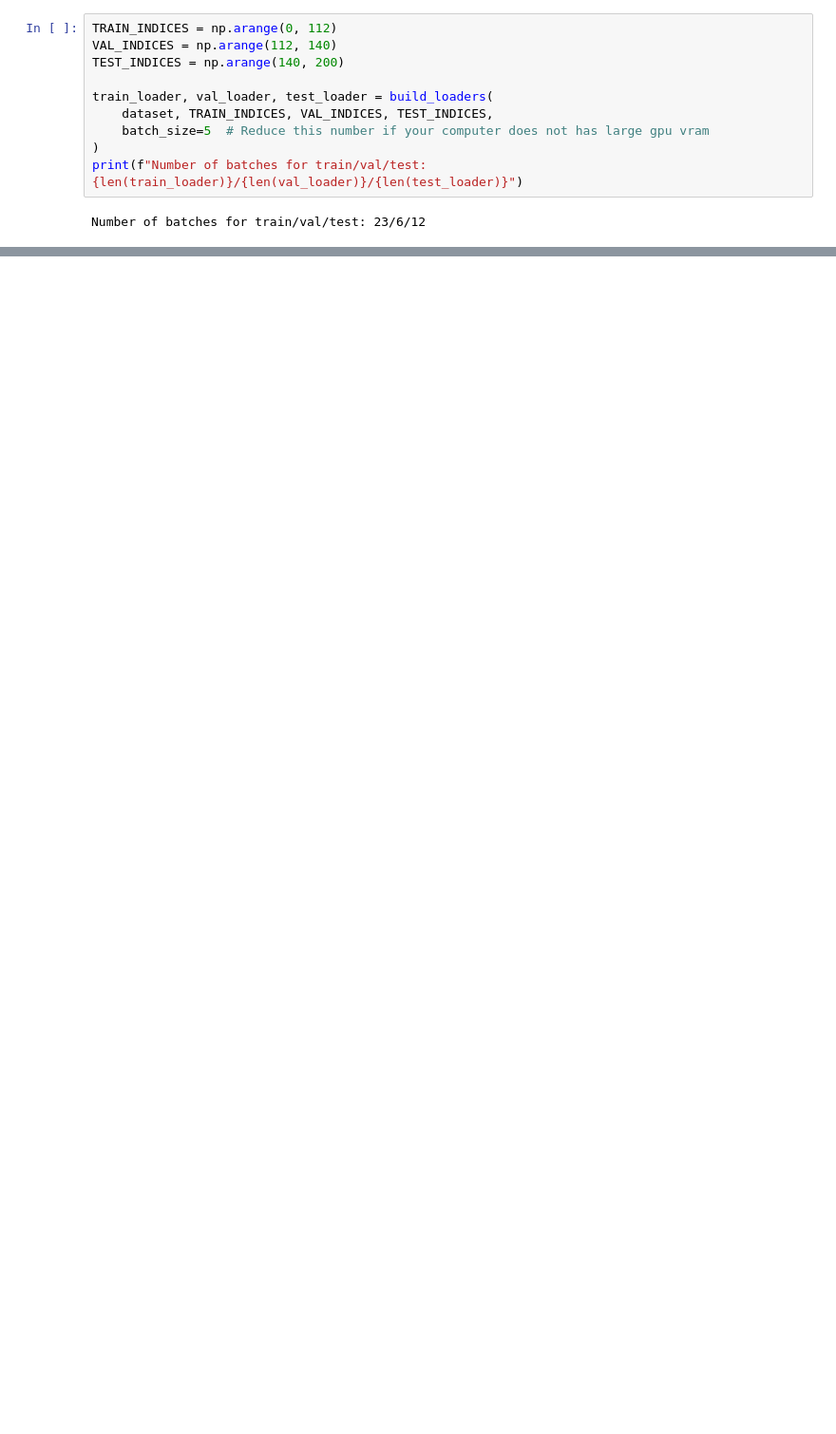
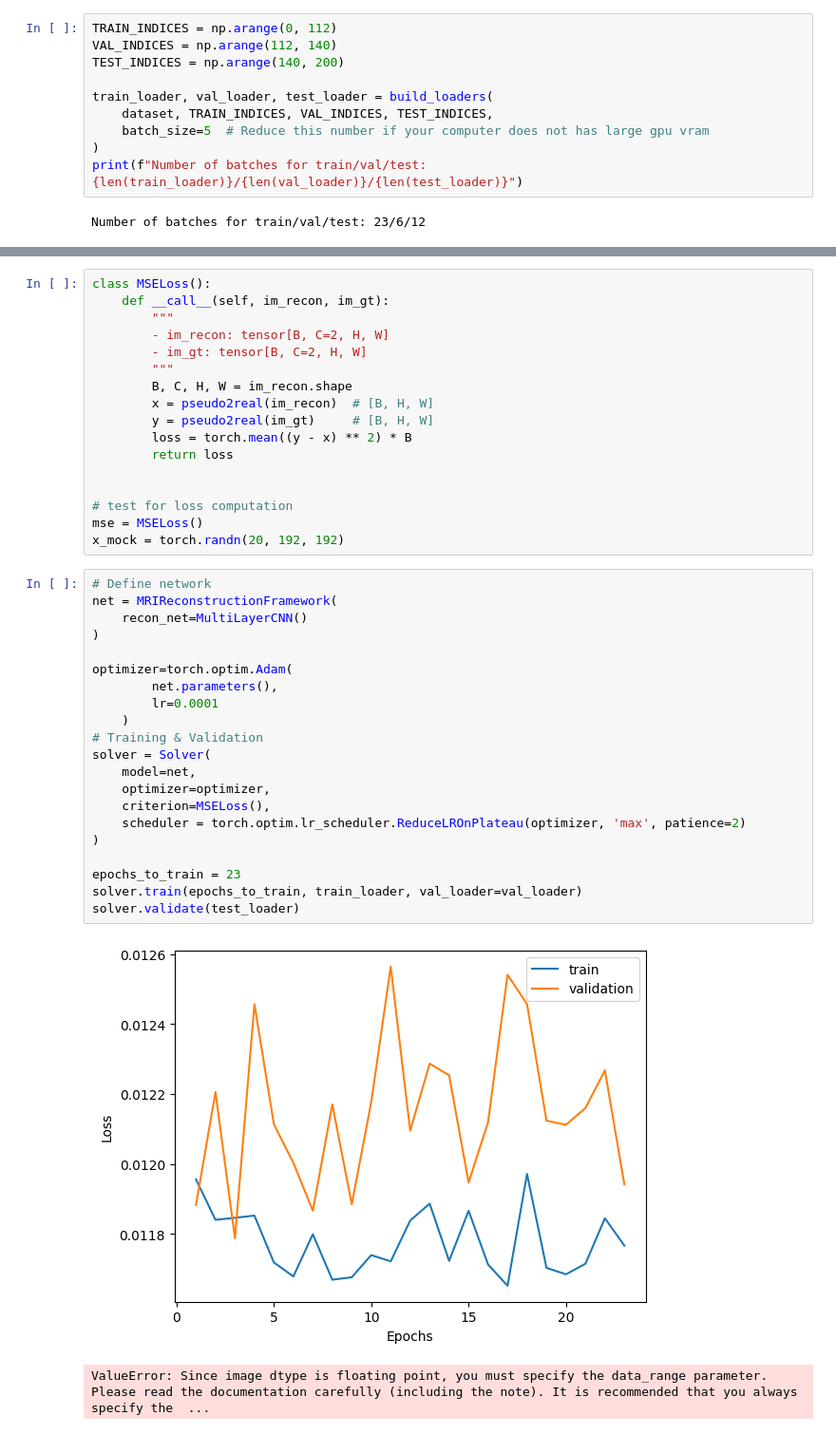
Before and after one commit to skkk256/BME_project_1, a Jupyter notebook: main.ipynb, the cells around one changed output, grey strips where cells are left out. Shown at 95% size. Saved outputs shown, nothing was run; the diff lists cells and outputs as text; blank space fills up the shorter version.

```diff
--- a/main.ipynb
+++ b/main.ipynb
@@ -100,0 +188,41 @@ assert (1, 2, 256, 256) == tuple(out.shape)
+# %%
+class MSELoss():
+    def __call__(self, im_recon, im_gt):
+        """
+        - im_recon: tensor[B, C=2, H, W]
+        - im_gt: tensor[B, C=2, H, W]
+        """
+        B, C, H, W = im_recon.shape
+        x = pseudo2real(im_recon)  # [B, H, W]
+        y = pseudo2real(im_gt)     # [B, H, W]
+        loss = torch.mean((y - x) ** 2) * B
+        return loss
+
+
+# test for loss computation
+mse = MSELoss()
+x_mock = torch.randn(20, 192, 192)
+# %%
+# Define network
+net = MRIReconstructionFramework(
+    recon_net=MultiLayerCNN()
+)
+
+optimizer=torch.optim.Adam(
+        net.parameters(),
+        lr=0.0001
+    )
+# Training & Validation
+solver = Solver(
+    model=net,
+    optimizer=optimizer,
+    criterion=MSELoss(),
+    scheduler = torch.optim.lr_scheduler.ReduceLROnPlateau(optimizer, 'max', patience=2)
+)
+
+epochs_to_train = 23
+solver.train(epochs_to_train, train_loader, val_loader=val_loader)
+solver.validate(test_loader)
+# %% [output]
+[figure, added]
+ValueError: Since image dtype is floating point, you must specify the data_range parameter. Please read the documentation carefully (including the note). It is recommended that you always specify the  ...
```
Also changed, not shown: parts of 13 cells of this notebook, 4 other files.
